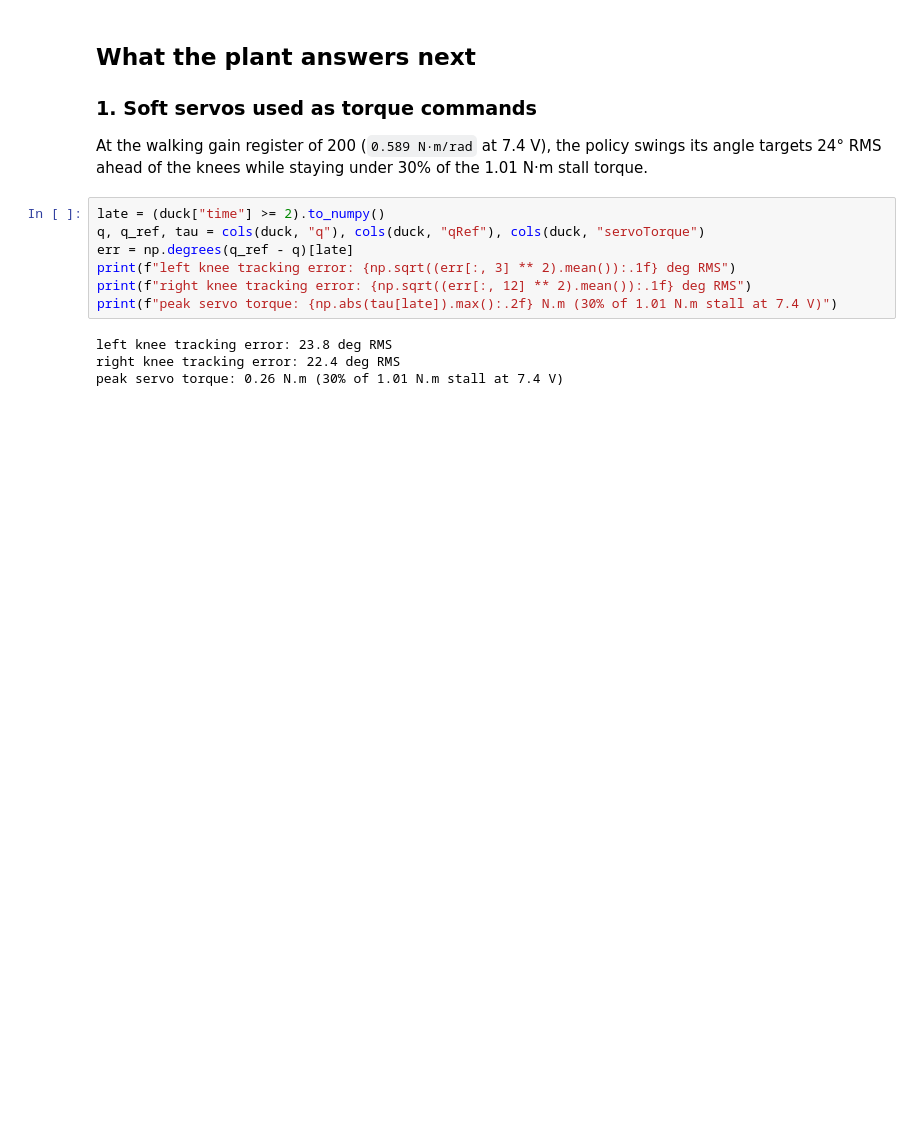
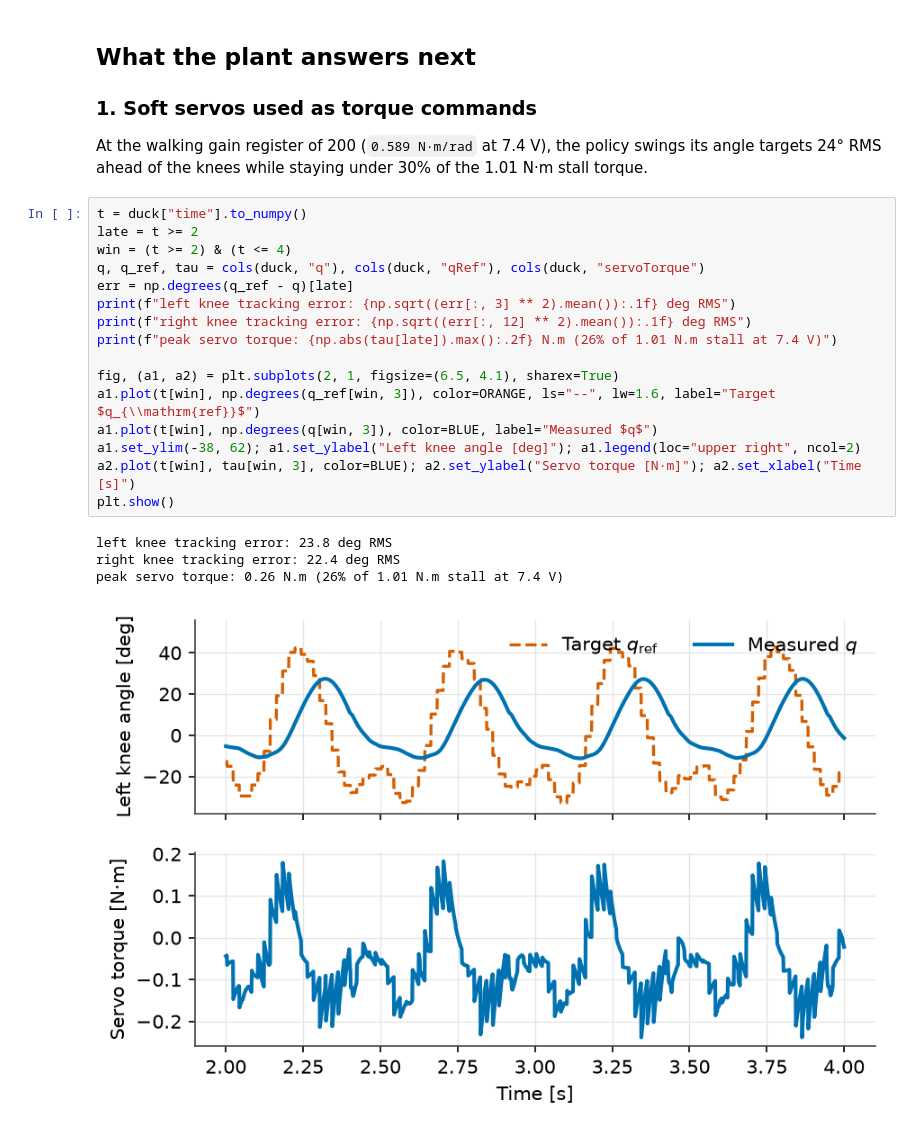
Before and after one commit to nouseng/Blogs, a Jupyter notebook: Microduck/post-1/why-modelica.ipynb, the cells around one changed output. Drawn from its saved outputs; the diff is of its cells as text; blank space fills up the shorter version.

Commit message:
feat(Microduck): trim post-1 bullets to 3 and add knee_tracking and copper_shift plots

```diff
--- a/Microduck/post-1/why-modelica.ipynb
+++ b/Microduck/post-1/why-modelica.ipynb
@@ -43,14 +43,24 @@ plt.show()
 
 At the walking gain register of 200 (`0.589 N·m/rad` at 7.4 V), the policy swings its angle targets 24° RMS ahead of the knees while staying under 30% of the 1.01 N·m stall torque.
 # %%
-late = (duck["time"] >= 2).to_numpy()
+t = duck["time"].to_numpy()
+late = t >= 2
+win = (t >= 2) & (t <= 4)
 q, q_ref, tau = cols(duck, "q"), cols(duck, "qRef"), cols(duck, "servoTorque")
 err = np.degrees(q_ref - q)[late]
 print(f"left knee tracking error: {np.sqrt((err[:, 3] ** 2).mean()):.1f} deg RMS")
 print(f"right knee tracking error: {np.sqrt((err[:, 12] ** 2).mean()):.1f} deg RMS")
-print(f"peak servo torque: {np.abs(tau[late]).max():.2f} N.m (30% of 1.01 N.m stall at 7.4 V)")
+print(f"peak servo torque: {np.abs(tau[late]).max():.2f} N.m (26% of 1.01 N.m stall at 7.4 V)")
+
+fig, (a1, a2) = plt.subplots(2, 1, figsize=(6.5, 4.1), sharex=True)
+a1.plot(t[win], np.degrees(q_ref[win, 3]), color=ORANGE, ls="--", lw=1.6, label="Target $q_{\\mathrm{ref}}$")
+a1.plot(t[win], np.degrees(q[win, 3]), color=BLUE, label="Measured $q$")
+a1.set_ylim(-38, 62); a1.set_ylabel("Left knee angle [deg]"); a1.legend(loc="upper right", ncol=2)
+a2.plot(t[win], tau[win, 3], color=BLUE); a2.set_ylabel("Servo torque [N·m]"); a2.set_xlabel("Time [s]")
+plt.show()
 # %% [output]
 left knee tracking error: 23.8 deg RMS
 right knee tracking error: 22.4 deg RMS
-peak servo torque: 0.26 N.m (30% of 1.01 N.m stall at 7.4 V)
+peak servo torque: 0.26 N.m (26% of 1.01 N.m stall at 7.4 V)
+[figure, added]
 # %% [markdown]
```
Also changed, not shown: parts of 2 cells of this notebook, 5 other files.
